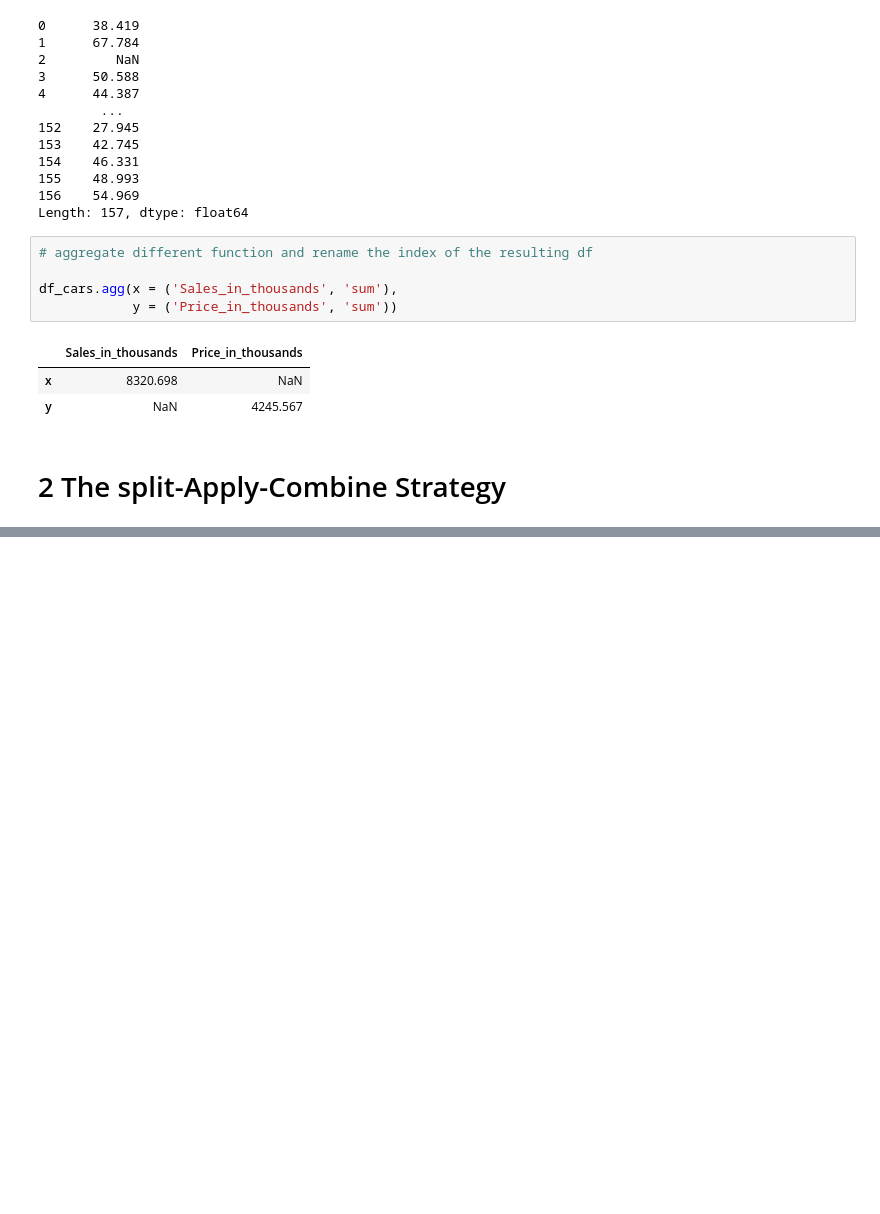
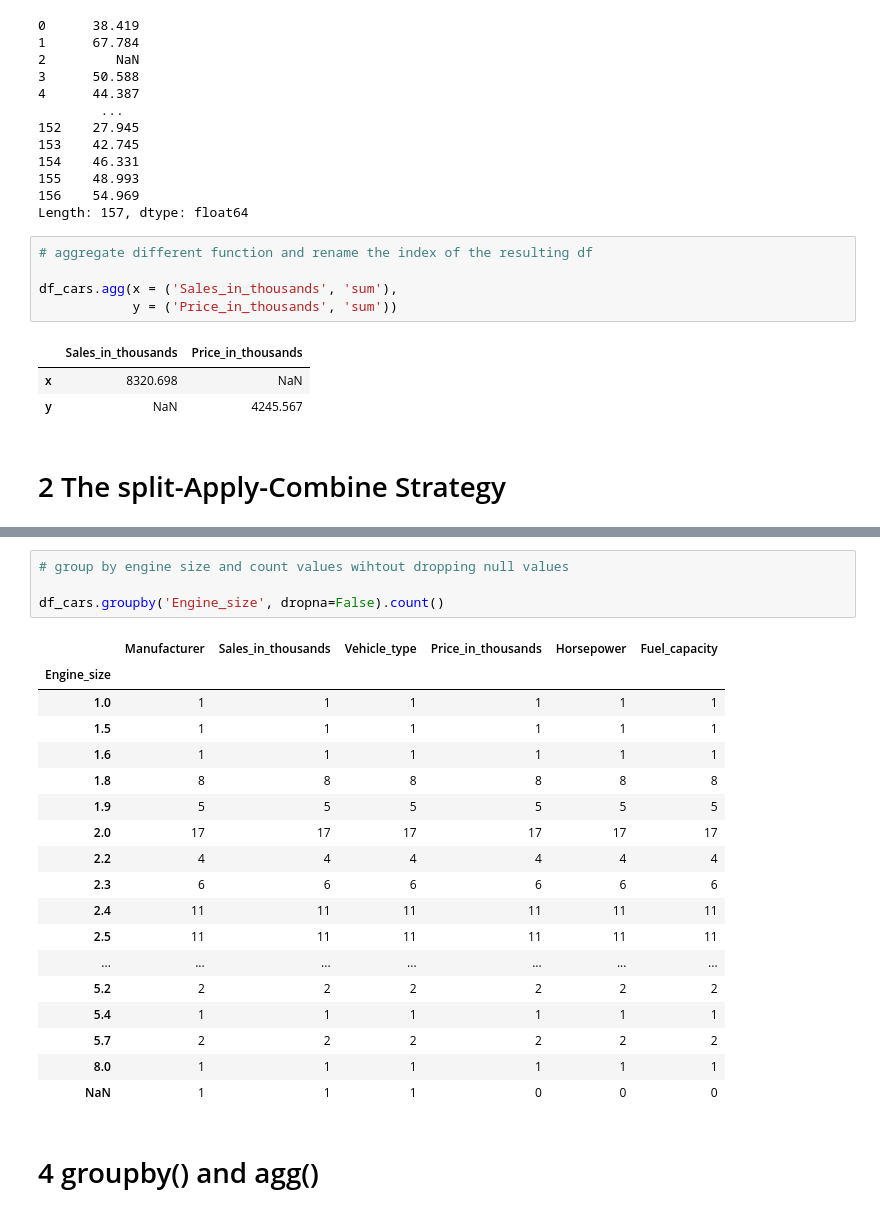
Before and after one commit to KC-004/Python-for-Datascience, a Jupyter notebook: 7_GroupBy and Aggregate Function/GroupBy and Aggregates.ipynb, the cells around one changed output, grey strips where cells are left out. Cells and saved outputs as stored; diff of their text form; blank space fills up the shorter version.

```diff
--- a/7_GroupBy and Aggregate Function/GroupBy and Aggregates.ipynb
+++ b/7_GroupBy and Aggregate Function/GroupBy and Aggregates.ipynb
@@ -143,0 +279,25 @@ df_cars.agg(x = ('Sales_in_thousands', 'sum'),
+# %%
+# group by engine size and count values wihtout dropping null values
+
+df_cars.groupby('Engine_size', dropna=False).count()
+# %% [output]
+|  | Manufacturer | Sales_in_thousands | Vehicle_type | Price_in_thousands | Horsepower | Fuel_capacity |
+| Engine_size |  |  |  |  |  |  |
+| 1.0 | 1 | 1 | 1 | 1 | 1 | 1 |
+| 1.5 | 1 | 1 | 1 | 1 | 1 | 1 |
+| 1.6 | 1 | 1 | 1 | 1 | 1 | 1 |
+| 1.8 | 8 | 8 | 8 | 8 | 8 | 8 |
+| 1.9 | 5 | 5 | 5 | 5 | 5 | 5 |
+| 2.0 | 17 | 17 | 17 | 17 | 17 | 17 |
+| 2.2 | 4 | 4 | 4 | 4 | 4 | 4 |
+| 2.3 | 6 | 6 | 6 | 6 | 6 | 6 |
+| 2.4 | 11 | 11 | 11 | 11 | 11 | 11 |
+| 2.5 | 11 | 11 | 11 | 11 | 11 | 11 |
+| ... | ... | ... | ... | ... | ... | ... |
+| 5.2 | 2 | 2 | 2 | 2 | 2 | 2 |
+| 5.4 | 1 | 1 | 1 | 1 | 1 | 1 |
+| 5.7 | 2 | 2 | 2 | 2 | 2 | 2 |
+| 8.0 | 1 | 1 | 1 | 1 | 1 | 1 |
+| NaN | 1 | 1 | 1 | 0 | 0 | 0 |
+# %% [markdown]
+# 4 groupby() and agg()
```
Also changed, not shown: parts of 31 cells of this notebook.
